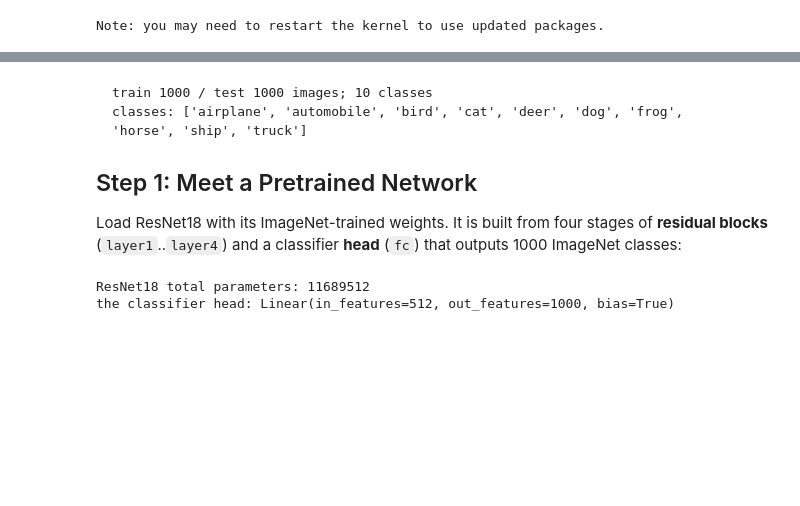
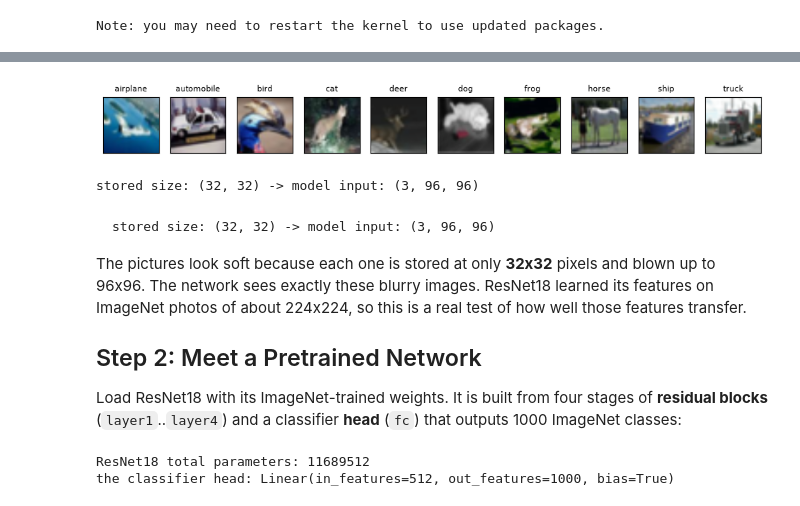
Before and after one commit to devomh/cdat4011-2026, a Jupyter notebook: u05_deep_learning/l19_lab_cnn_architectures_transfer.ipynb, the cells around one changed output, grey strips where cells are left out. Cells and saved outputs as stored; diff of their text form; code cells hidden in the pictures; blank space fills up the shorter version.

```diff
--- a/u05_deep_learning/l19_lab_cnn_architectures_transfer.ipynb
+++ b/u05_deep_learning/l19_lab_cnn_architectures_transfer.ipynb
@@ -81,10 +91,33 @@ classes: ['airplane', 'automobile', 'bird', 'cat', 'deer', 'dog', 'frog', 'horse
+# %%
+def to_rgb(img):
+    """Undo the ImageNet normalization so a [3, H, W] tensor displays as an RGB picture."""
+    rgb = img.permute(1, 2, 0) * torch.tensor(IMAGENET_STD) + torch.tensor(IMAGENET_MEAN)
+    return rgb.clamp(0, 1)
+
+# The first test image of each class, found by index (no random sampling).
+test_labels = [test_full.targets[i] for i in test_set.indices]
+first_of_class = [test_labels.index(c) for c in range(10)]
+
+plt.figure(figsize=(12, 1.8))
+for c, i in enumerate(first_of_class):
+    plt.subplot(1, 10, c + 1); plt.imshow(to_rgb(test_set[i][0]))
+    plt.xticks([]); plt.yticks([]); plt.title(CLASSES[c], fontsize=8)
+plt.show()
+
+print("stored size:", train_full.data.shape[1:3], "-> model input:", tuple(test_set[0][0].shape))
+# %% [output]
+[figure, added]
+stored size: (32, 32) -> model input: (3, 96, 96)
 # %% [markdown]
 ~~~text
-train 1000 / test 1000 images; 10 classes
-classes: ['airplane', 'automobile', 'bird', 'cat', 'deer', 'dog', 'frog', 'horse', 'ship', 'truck']
+stored size: (32, 32) -> model input: (3, 96, 96)
 ~~~
 
-## Step 1: Meet a Pretrained Network
+The pictures look soft because each one is stored at only **32x32** pixels and blown up to 96x96. The
+network sees exactly these blurry images. ResNet18 learned its features on ImageNet photos of about
+224x224, so this is a real test of how well those features transfer.
+
+## Step 2: Meet a Pretrained Network
 
 Load ResNet18 with its ImageNet-trained weights. It is built from four stages of **residual blocks**
 (`layer1`..`layer4`) and a classifier **head** (`fc`) that outputs 1000 ImageNet classes:
```
Also changed, not shown: parts of 24 cells of this notebook, 3 other files.
